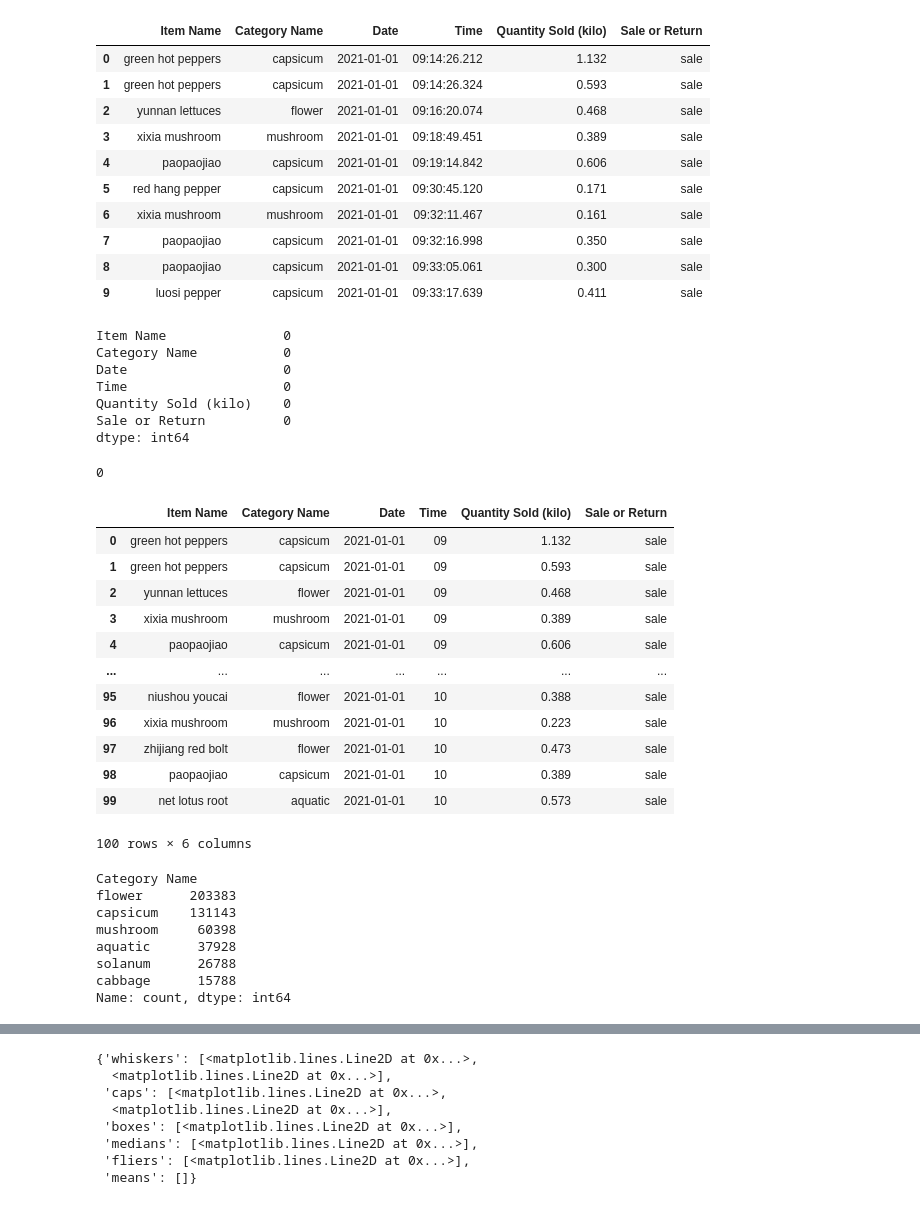
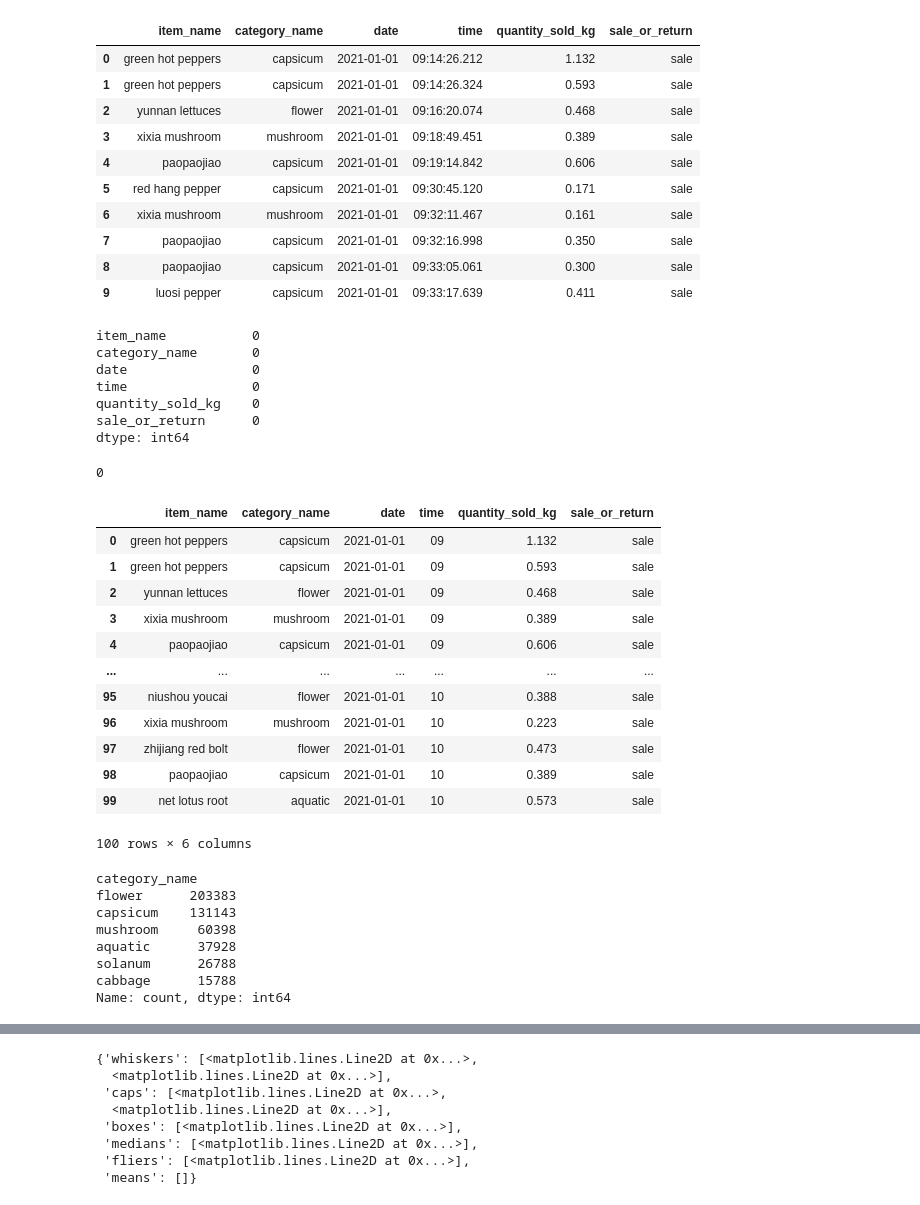
Before and after one commit to RumethSandinu/Project-connexa, a Jupyter notebook: time_based_analysis/preprocessing.ipynb, the cells around one changed output, grey strips where cells are left out. Saved outputs shown, nothing was run; the diff lists cells and outputs as text; code cells hidden in the pictures.

```diff
--- a/time_based_analysis/preprocessing.ipynb
+++ b/time_based_analysis/preprocessing.ipynb
@@ -12,10 +12,10 @@ ds.head()
 | 4 | paopaojiao | capsicum | 2021-01-01 | 09:19:14.842 | 102900005117056 | 0.606 | 18.0 | ... |
 # %%
 # Remove the unnecessary columns
-df = ds.drop(columns=['Unit Selling Price (RMB/kg)','Discount (Yes/No)','Item Code'])
+df = ds.drop(columns=['unit_selling_price_rmb/kg','discount','item_code'])
 df.head(10)
 # %% [output]
-|  | Item Name | Category Name | Date | Time | Quantity Sold (kilo) | Sale or Return |
+|  | item_name | category_name | date | time | quantity_sold_kg | sale_or_return |
 | 0 | green hot peppers | capsicum | 2021-01-01 | 09:14:26.212 | 1.132 | sale |
 | 1 | green hot peppers | capsicum | 2021-01-01 | 09:14:26.324 | 0.593 | sale |
 | 2 | yunnan lettuces | flower | 2021-01-01 | 09:16:20.074 | 0.468 | sale |
@@ -30,12 +30,12 @@ df.head(10)
 #Checking the sum of missing value for each column
 df.isnull().sum()
 # %% [output]
-Item Name               0
-Category Name           0
-Date                    0
-Time                    0
-Quantity Sold (kilo)    0
-Sale or Return          0
+item_name           0
+category_name       0
+date                0
+time                0
+quantity_sold_kg    0
+sale_or_return      0
 dtype: int64
 # %%
 # Check the duplicate data
@@ -44,10 +44,10 @@ df.duplicated().sum()
 0
 # %%
 # Remove the minutes,seconds and milliseconds in time
-df['Time'] = df['Time'].apply(lambda x: x.split(':')[0])
+df['time'] = df['time'].apply(lambda x: x.split(':')[0])
 df.head(100)
 # %% [output]
-|  | Item Name | Category Name | Date | Time | Quantity Sold (kilo) | Sale or Return |
+|  | item_name | category_name | date | time | quantity_sold_kg | sale_or_return |
 | 0 | green hot peppers | capsicum | 2021-01-01 | 09 | 1.132 | sale |
 | 1 | green hot peppers | capsicum | 2021-01-01 | 09 | 0.593 | sale |
 | 2 | yunnan lettuces | flower | 2021-01-01 | 09 | 0.468 | sale |
@@ -62,9 +62,9 @@ df.head(100)
 100 rows × 6 columns
 # %%
 # Check the values of each category name
-df['Category Name'].value_counts()
+df['category_name'].value_counts()
 # %% [output]
-Category Name
+category_name
 flower      203383
 capsicum    131143
 mushroom     60398
```
Also changed, not shown: parts of 20 cells of this notebook, 1 other file.
